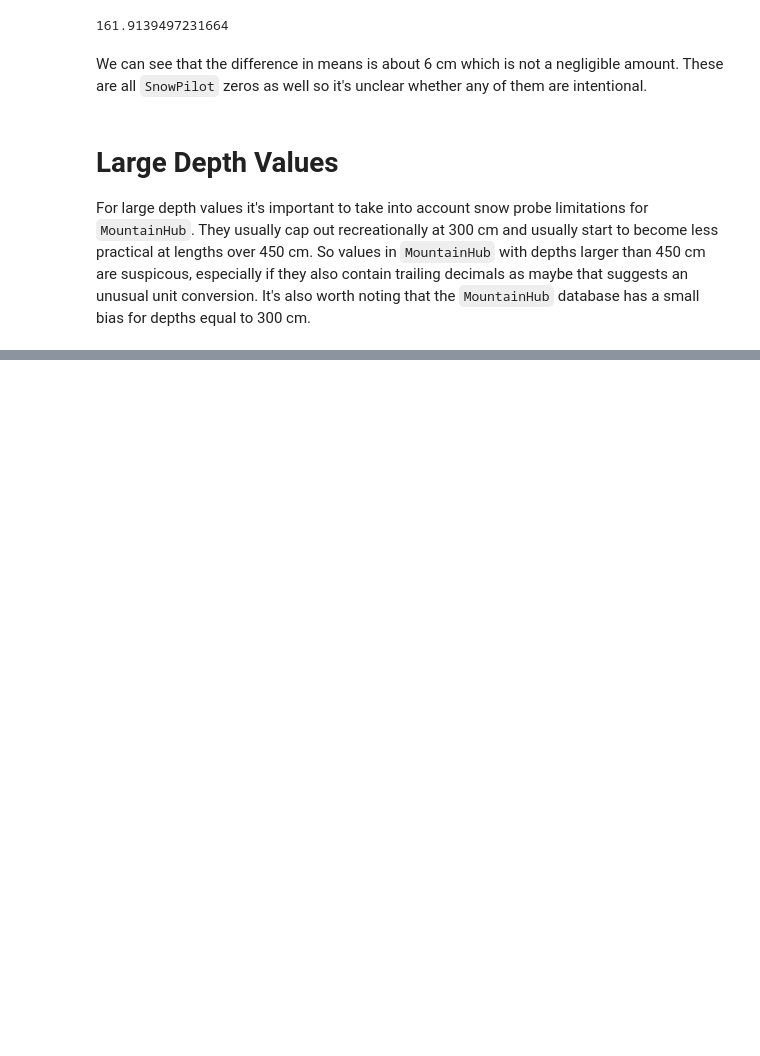
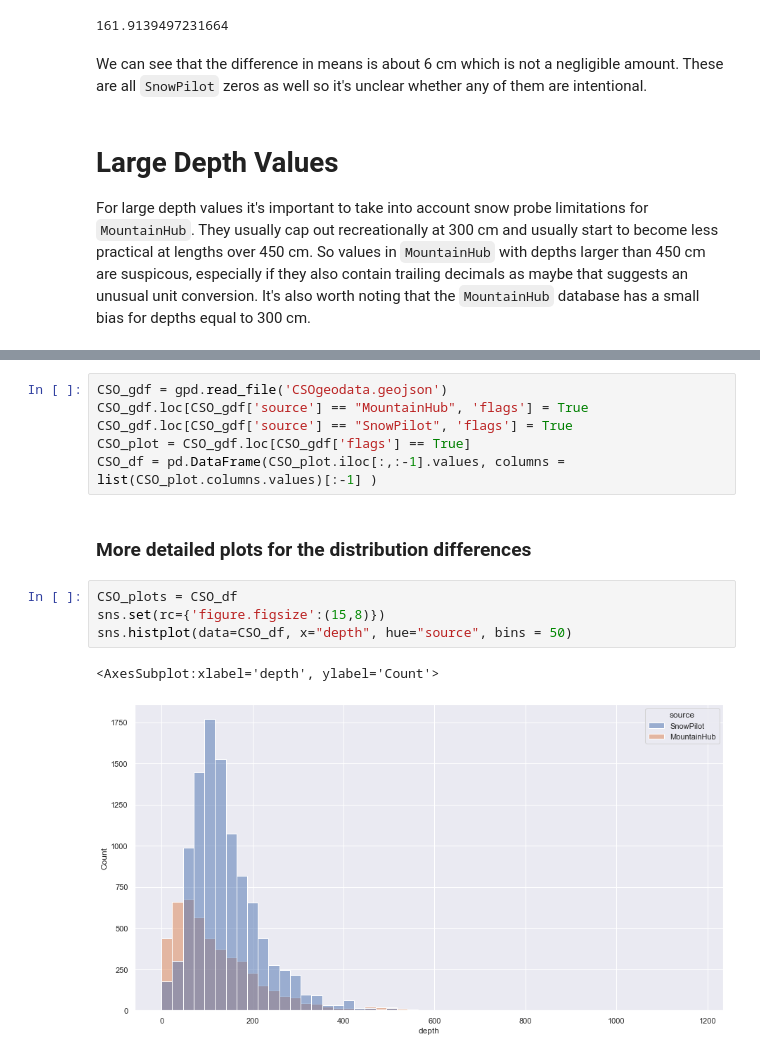
Before and after one commit to kamranwithak/CSOQaQc, a Jupyter notebook: CSOAnalysis.ipynb, the cells around one changed output, grey strips where cells are left out. Cells and saved outputs as stored; diff of their text form; blank space fills up the shorter version.

```diff
--- a/CSOAnalysis.ipynb
+++ b/CSOAnalysis.ipynb
@@ -220,0 +323,15 @@ For large depth values it's important to take into account snow probe limitation
+# %%
+CSO_gdf = gpd.read_file('CSOgeodata.geojson')
+CSO_gdf.loc[CSO_gdf['source'] == "MountainHub", 'flags'] = True
+CSO_gdf.loc[CSO_gdf['source'] == "SnowPilot", 'flags'] = True
+CSO_plot = CSO_gdf.loc[CSO_gdf['flags'] == True]
+CSO_df = pd.DataFrame(CSO_plot.iloc[:,:-1].values, columns = list(CSO_plot.columns.values)[:-1] )
+# %% [markdown]
+### More detailed plots for the distribution differences
+# %%
+CSO_plots = CSO_df
+sns.set(rc={'figure.figsize':(15,8)})
+sns.histplot(data=CSO_df, x="depth", hue="source", bins = 50)
+# %% [output]
+<AxesSubplot:xlabel='depth', ylabel='Count'>
+[figure, added]
```
Also changed, not shown: parts of 22 cells of this notebook.
